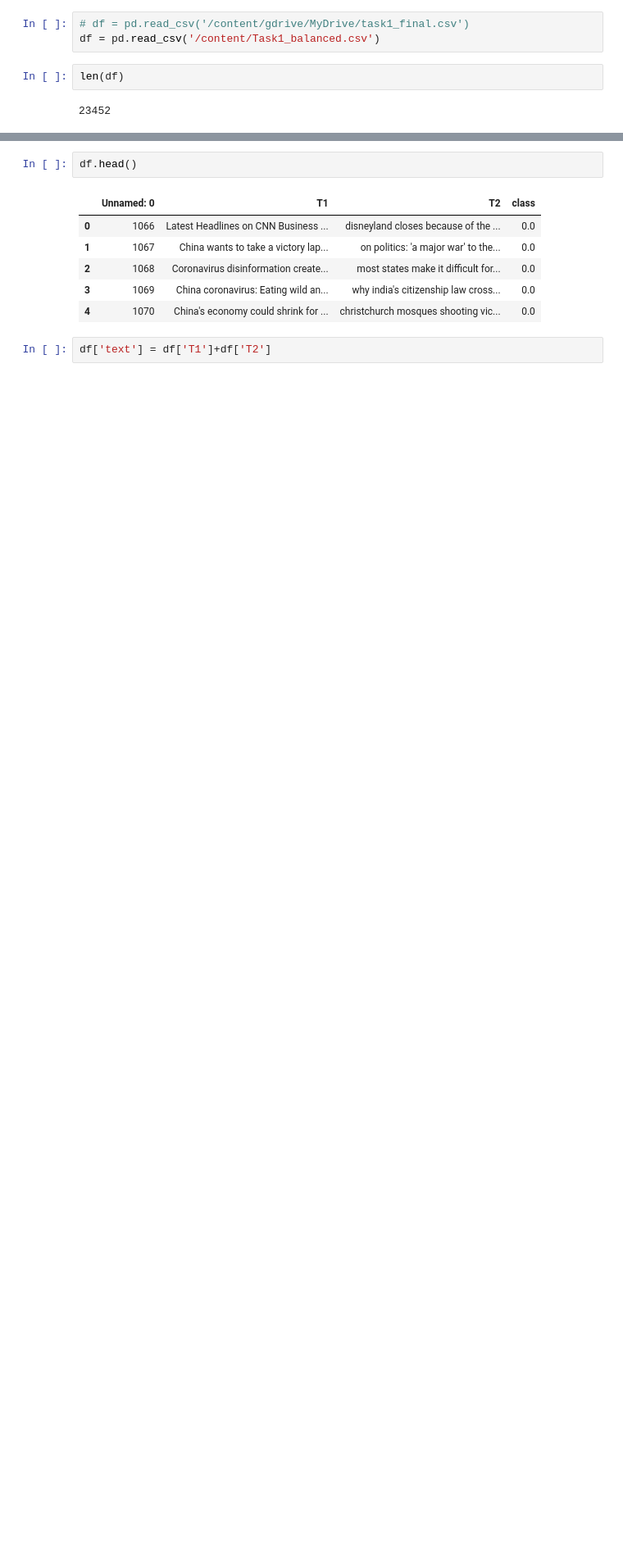
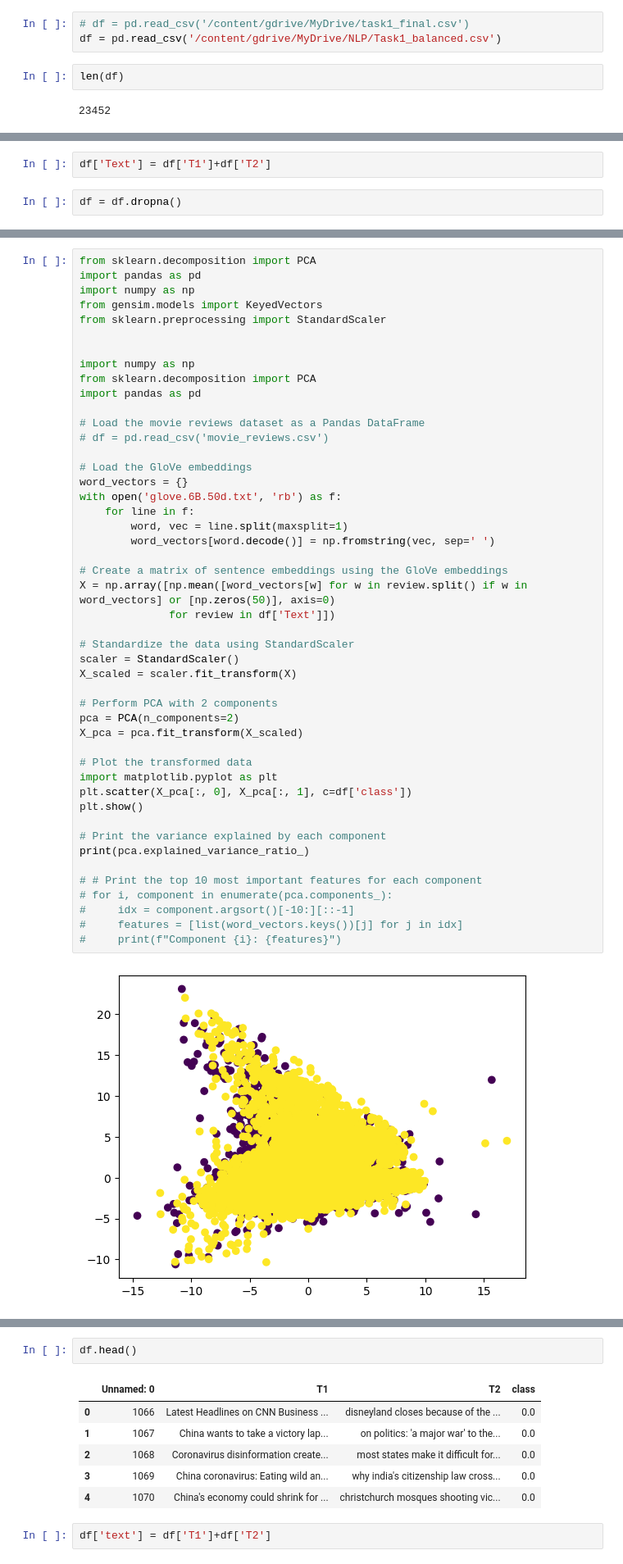
Before and after one commit to ganeshred/NLPAuthorshipAttributionNLM, a Jupyter notebook: LSTM_task1.ipynb, the cells around one changed output, grey strips where cells are left out. Shown at 82% size. Saved outputs shown, nothing was run; the diff lists cells and outputs as text; blank space fills up the shorter version.

```diff
--- a/LSTM_task1.ipynb
+++ b/LSTM_task1.ipynb
@@ -42,7 +41,7 @@ LABEL = data.LabelField(dtype = torch.float)
 import pandas as pd
 # %%
 # df = pd.read_csv('/content/gdrive/MyDrive/task1_final.csv')
-df = pd.read_csv('/content/Task1_balanced.csv')
+df = pd.read_csv('/content/gdrive/MyDrive/NLP/Task1_balanced.csv')
 # %%
 len(df)
 # %% [output]
@@ -49,0 +58,4 @@ len(df)
+# %%
+df['Text'] = df['T1']+df['T2']
+# %%
+df = df.dropna()
@@ -49,0 +96,49 @@ len(df)
+# %%
+from sklearn.decomposition import PCA
+import pandas as pd
+import numpy as np
+from gensim.models import KeyedVectors
+from sklearn.preprocessing import StandardScaler
+
+
+import numpy as np
+from sklearn.decomposition import PCA
+import pandas as pd
+
+# Load the movie reviews dataset as a Pandas DataFrame
+# df = pd.read_csv('movie_reviews.csv')
+
+# Load the GloVe embeddings
+word_vectors = {}
+with open('glove.6B.50d.txt', 'rb') as f:
+    for line in f:
+        word, vec = line.split(maxsplit=1)
+        word_vectors[word.decode()] = np.fromstring(vec, sep=' ')
+
+# Create a matrix of sentence embeddings using the GloVe embeddings
+X = np.array([np.mean([word_vectors[w] for w in review.split() if w in word_vectors] or [np.zeros(50)], axis=0)
+              for review in df['Text']])
+
+# Standardize the data using StandardScaler
+scaler = StandardScaler()
+X_scaled = scaler.fit_transform(X)
+
+# Perform PCA with 2 components
+pca = PCA(n_components=2)
+X_pca = pca.fit_transform(X_scaled)
+
+# Plot the transformed data
+import matplotlib.pyplot as plt
+plt.scatter(X_pca[:, 0], X_pca[:, 1], c=df['class'])
+plt.show()
+
+# Print the variance explained by each component
+print(pca.explained_variance_ratio_)
+
+# # Print the top 10 most important features for each component
+# for i, component in enumerate(pca.components_):
+#     idx = component.argsort()[-10:][::-1]
+#     features = [list(word_vectors.keys())[j] for j in idx]
+#     print(f"Component {i}: {features}")
+# %% [output]
+[figure, added]
```
Also changed, not shown: parts of 4 cells of this notebook.
